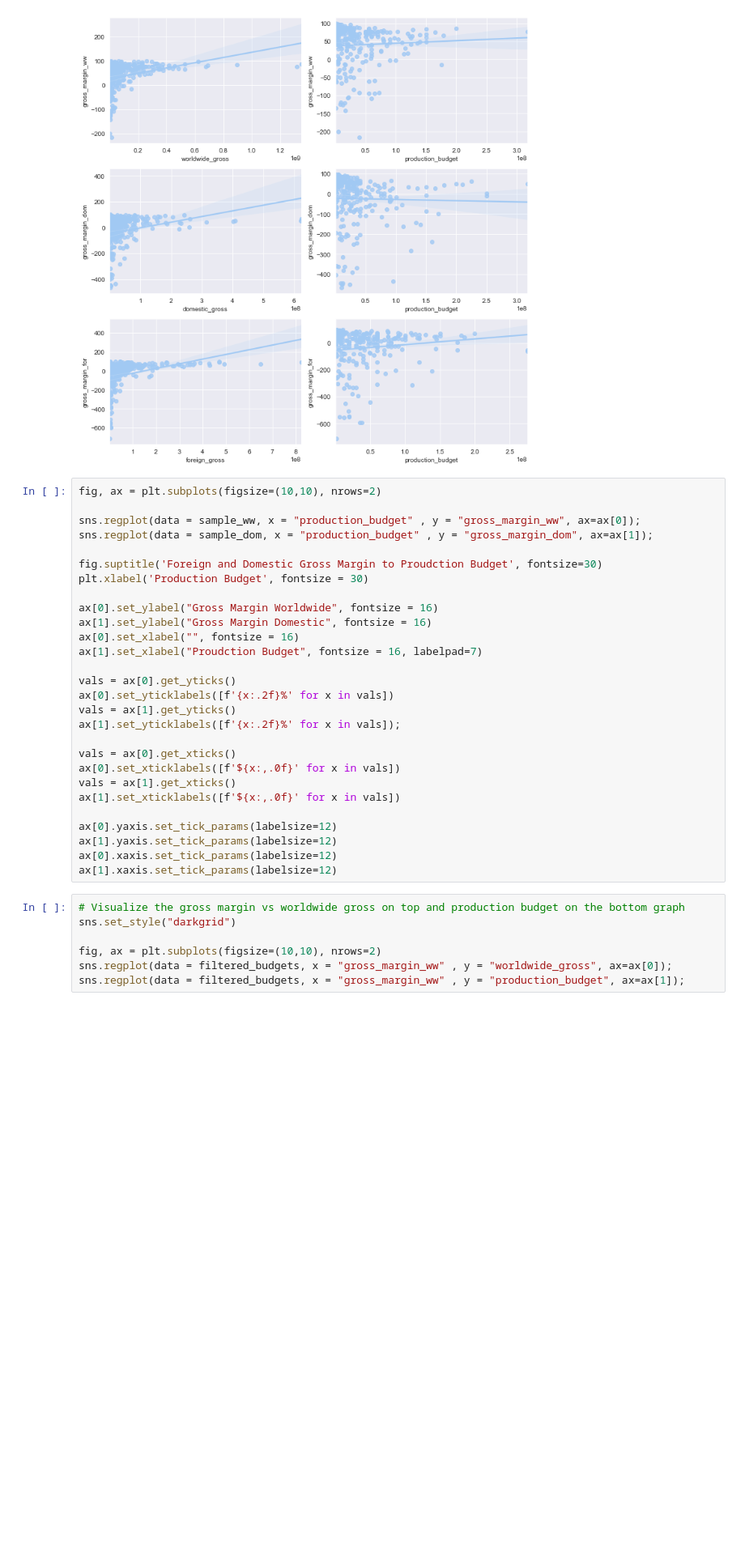
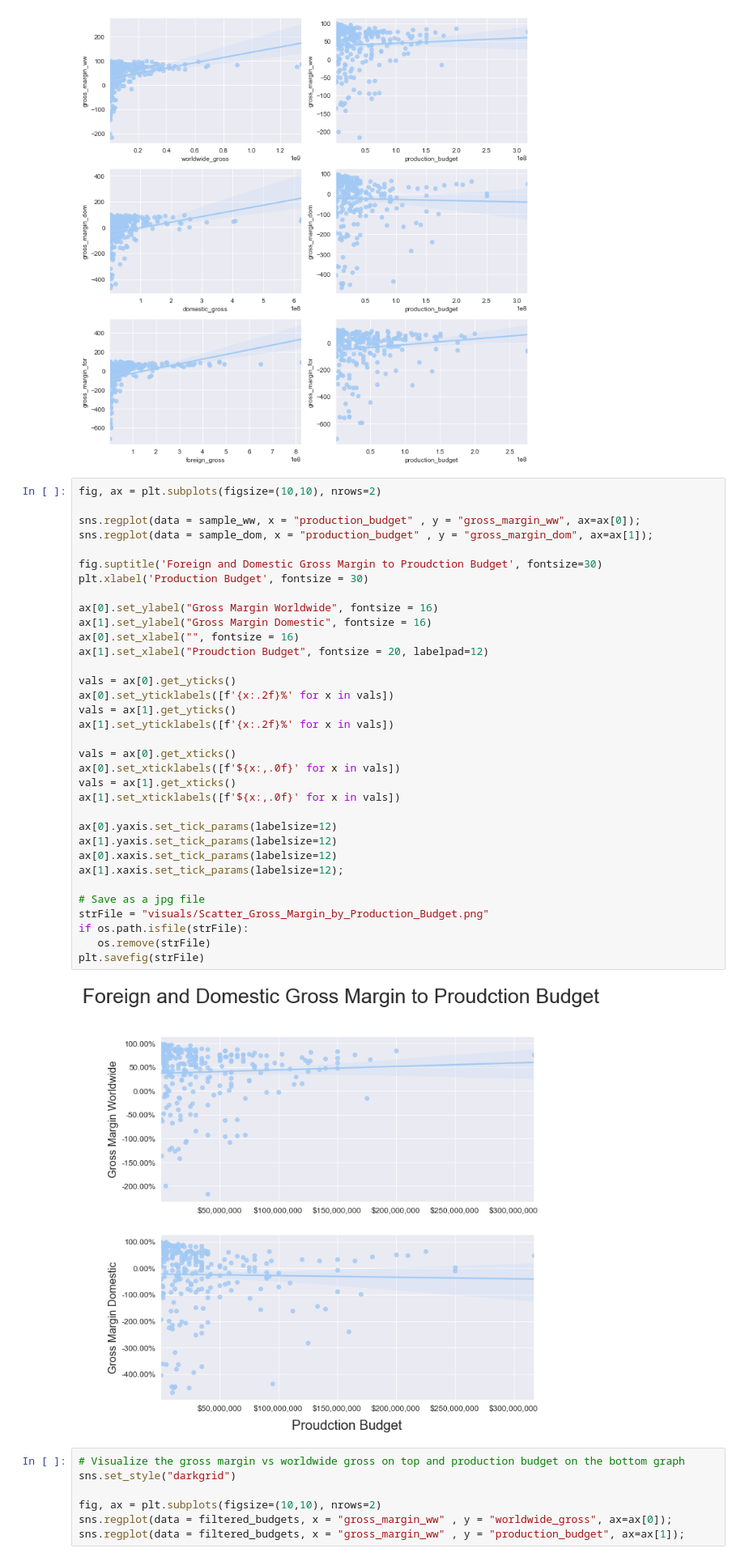
Before and after one commit to masonbatch/dsc-capstone, a Jupyter notebook: student.ipynb, the cells around one changed output. Shown at 81% size. Drawn from its saved outputs; the diff is of its cells as text; blank space fills up the shorter version.

```diff
--- a/student.ipynb
+++ b/student.ipynb
@@ -884,31 +884,39 @@ plt.tight_layout();
 # %%
 fig, ax = plt.subplots(figsize=(10,10), nrows=2)
 
 sns.regplot(data = sample_ww, x = "production_budget" , y = "gross_margin_ww", ax=ax[0]);
 sns.regplot(data = sample_dom, x = "production_budget" , y = "gross_margin_dom", ax=ax[1]);
 
 fig.suptitle('Foreign and Domestic Gross Margin to Proudction Budget', fontsize=30)
 plt.xlabel('Production Budget', fontsize = 30)
 
 ax[0].set_ylabel("Gross Margin Worldwide", fontsize = 16)
 ax[1].set_ylabel("Gross Margin Domestic", fontsize = 16)
 ax[0].set_xlabel("", fontsize = 16)
-ax[1].set_xlabel("Proudction Budget", fontsize = 16, labelpad=7)
+ax[1].set_xlabel("Proudction Budget", fontsize = 20, labelpad=12)
 
 vals = ax[0].get_yticks()
 ax[0].set_yticklabels([f'{x:.2f}%' for x in vals])
 vals = ax[1].get_yticks()
-ax[1].set_yticklabels([f'{x:.2f}%' for x in vals]);
+ax[1].set_yticklabels([f'{x:.2f}%' for x in vals])
 
 vals = ax[0].get_xticks()
 ax[0].set_xticklabels([f'${x:,.0f}' for x in vals])
 vals = ax[1].get_xticks()
 ax[1].set_xticklabels([f'${x:,.0f}' for x in vals])
 
 ax[0].yaxis.set_tick_params(labelsize=12)
 ax[1].yaxis.set_tick_params(labelsize=12)
 ax[0].xaxis.set_tick_params(labelsize=12)
-ax[1].xaxis.set_tick_params(labelsize=12)
+ax[1].xaxis.set_tick_params(labelsize=12);
+
+# Save as a jpg file
+strFile = "visuals/Scatter_Gross_Margin_by_Production_Budget.png"
+if os.path.isfile(strFile):
+   os.remove(strFile)
+plt.savefig(strFile)
+# %% [output]
+[figure, added]
 # %%
 # Visualize the gross margin vs worldwide gross on top and production budget on the bottom graph
 sns.set_style("darkgrid")
```
Also changed, not shown: 1 other file.
